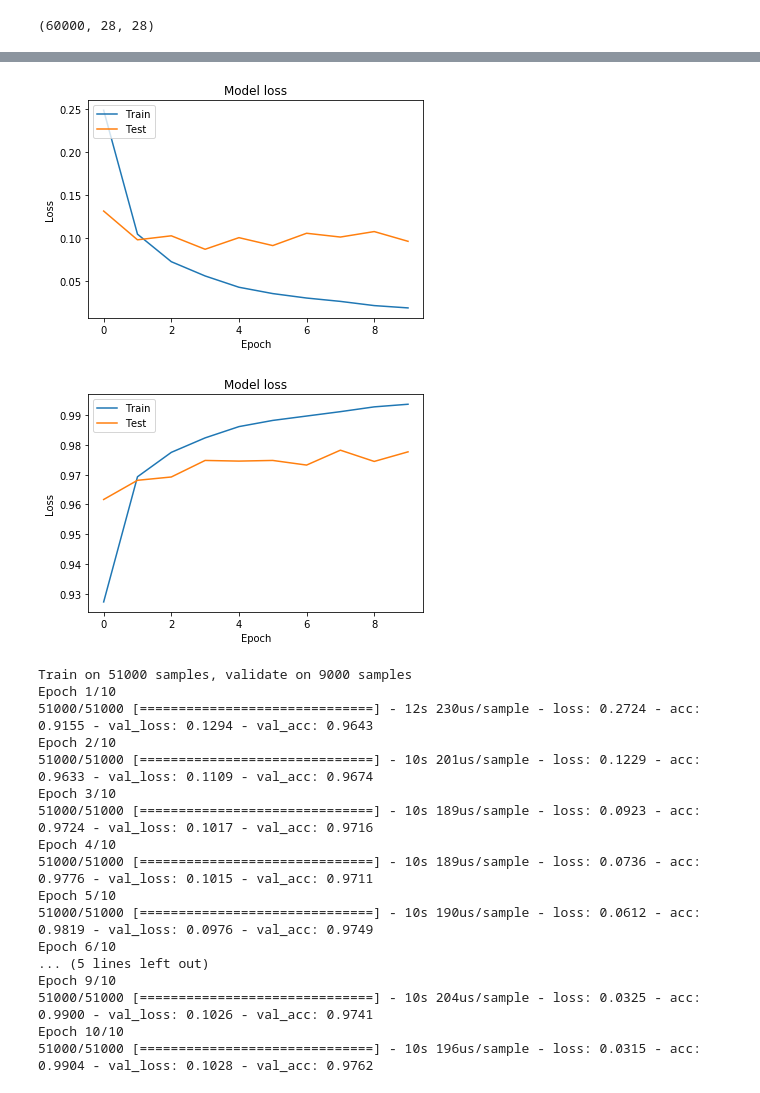
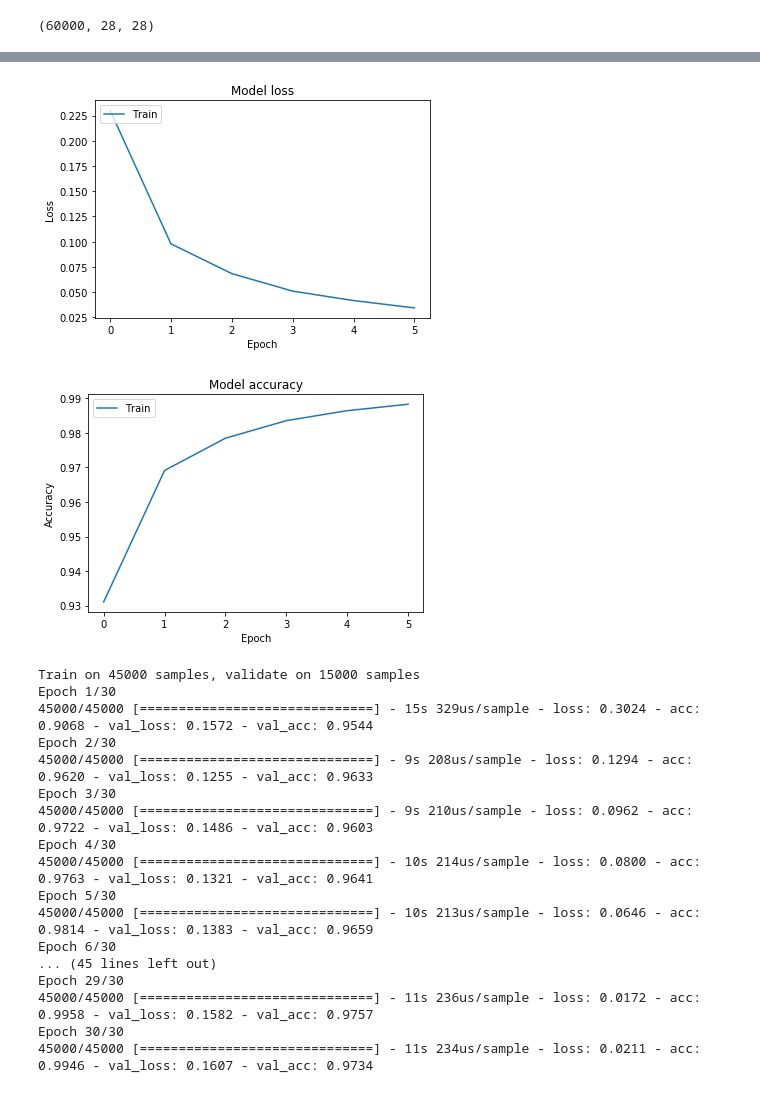
Before and after one commit to itsanirbanpanda/IG-Summer-AI-Program, a Jupyter notebook: mnist.ipynb, the cells around one changed output, grey strips where cells are left out. Saved outputs shown, nothing was run; the diff lists cells and outputs as text; code cells hidden in the pictures.

```diff
--- a/mnist.ipynb
+++ b/mnist.ipynb
@@ -97,5 +98,6 @@ model = tf.keras.Sequential([
 model.compile(optimizer='adam',
               loss='sparse_categorical_crossentropy',
               metrics=['accuracy'])
-history= model.fit(train_images, train_labels, epochs=10, validation_split=0.15)
+history= model.fit(train_images, train_labels, epochs=6)
+# write model.fit(train_images, train_labels, epochs=10, validation_split=0.25) if you want to validate your model
 # %% [output]
@@ -125,26 +122,28 @@ Test accuracy: 0.9748
 # %%
 plt.plot(history.history['loss'])
-plt.plot(history.history['val_loss'])
+# plt.plot(history.history['val_loss'])
 plt.title('Model loss')
 plt.ylabel('Loss')
 plt.xlabel('Epoch')
 plt.legend(['Train', 'Test'], loc='upper left')
 plt.show()
 
 plt.plot(history.history['acc'])
-plt.plot(history.history['val_acc'])
-plt.title('Model loss')
-plt.ylabel('Loss')
+# plt.plot(history.history['val_acc'])
+plt.title('Model accuracy')
+plt.ylabel('Accuracy')
 plt.xlabel('Epoch')
 plt.legend(['Train', 'Test'], loc='upper left')
 plt.show()
 # %% [output]
-[figure, old version]
+[figure, new version]
-[figure, old version]
+[figure, new version]
 # %%
-#Now let's add three more layer and observe the output.
+# as the acccuracy on MNIST model is generally very high, it's a bit tough to visualise the overfitting.
+# Let's try with 6 hidden layers over 30 epochs.
 model = tf.keras.Sequential([
     tf.keras.layers.Flatten(input_shape=(28, 28)),
+    tf.keras.layers.Dense(128, activation=tf.nn.relu),
     tf.keras.layers.Dense(128, activation=tf.nn.relu),
     tf.keras.layers.Dense(128, activation=tf.nn.relu),
     tf.keras.layers.Dense(128, activation=tf.nn.relu),
@@ -156,22 +155,22 @@ model = tf.keras.Sequential([
 model.compile(optimizer='adam',
               loss='sparse_categorical_crossentropy',
               metrics=['accuracy'])
-history=model.fit(train_images, train_labels, epochs=10, validation_split=0.15)
+history=model.fit(train_images, train_labels, epochs=30, validation_split=0.25)
 # %% [output]
-Train on 51000 samples, validate on 9000 samples
-Epoch 1/10
-51000/51000 [==============================] - 12s 230us/sample - loss: 0.2724 - acc: 0.9155 - val_loss: 0.1294 - val_acc: 0.9643
-Epoch 2/10
-51000/51000 [==============================] - 10s 201us/sample - loss: 0.1229 - acc: 0.9633 - val_loss: 0.1109 - val_acc: 0.9674
-Epoch 3/10
-51000/51000 [==============================] - 10s 189us/sample - loss: 0.0923 - acc: 0.9724 - val_loss: 0.1017 - val_acc: 0.9716
-Epoch 4/10
-51000/51000 [==============================] - 10s 189us/sample - loss: 0.0736 - acc: 0.9776 - val_loss: 0.1015 - val_acc: 0.9711
-Epoch 5/10
-51000/51000 [==============================] - 10s 190us/sample - loss: 0.0612 - acc: 0.9819 - val_loss: 0.0976 - val_acc: 0.9749
-Epoch 6/10
-... (5 lines left out)
-Epoch 9/10
-51000/51000 [==============================] - 10s 204us/sample - loss: 0.0325 - acc: 0.9900 - val_loss: 0.1026 - val_acc: 0.9741
-Epoch 10/10
-51000/51000 [==============================] - 10s 196us/sample - loss: 0.0315 - acc: 0.9904 - val_loss: 0.1028 - val_acc: 0.9762
+Train on 45000 samples, validate on 15000 samples
+Epoch 1/30
+45000/45000 [==============================] - 15s 329us/sample - loss: 0.3024 - acc: 0.9068 - val_loss: 0.1572 - val_acc: 0.9544
+Epoch 2/30
+45000/45000 [==============================] - 9s 208us/sample - loss: 0.1294 - acc: 0.9620 - val_loss: 0.1255 - val_acc: 0.9633
+Epoch 3/30
+45000/45000 [==============================] - 9s 210us/sample - loss: 0.0962 - acc: 0.9722 - val_loss: 0.1486 - val_acc: 0.9603
+Epoch 4/30
+45000/45000 [==============================] - 10s 214us/sample - loss: 0.0800 - acc: 0.9763 - val_loss: 0.1321 - val_acc: 0.9641
+Epoch 5/30
+45000/45000 [==============================] - 10s 213us/sample - loss: 0.0646 - acc: 0.9814 - val_loss: 0.1383 - val_acc: 0.9659
+Epoch 6/30
+... (45 lines left out)
+Epoch 29/30
+45000/45000 [==============================] - 11s 236us/sample - loss: 0.0172 - acc: 0.9958 - val_loss: 0.1582 - val_acc: 0.9757
+Epoch 30/30
+45000/45000 [==============================] - 11s 234us/sample - loss: 0.0211 - acc: 0.9946 - val_loss: 0.1607 - val_acc: 0.9734
```
Also changed, not shown: parts of 8 cells of this notebook.
